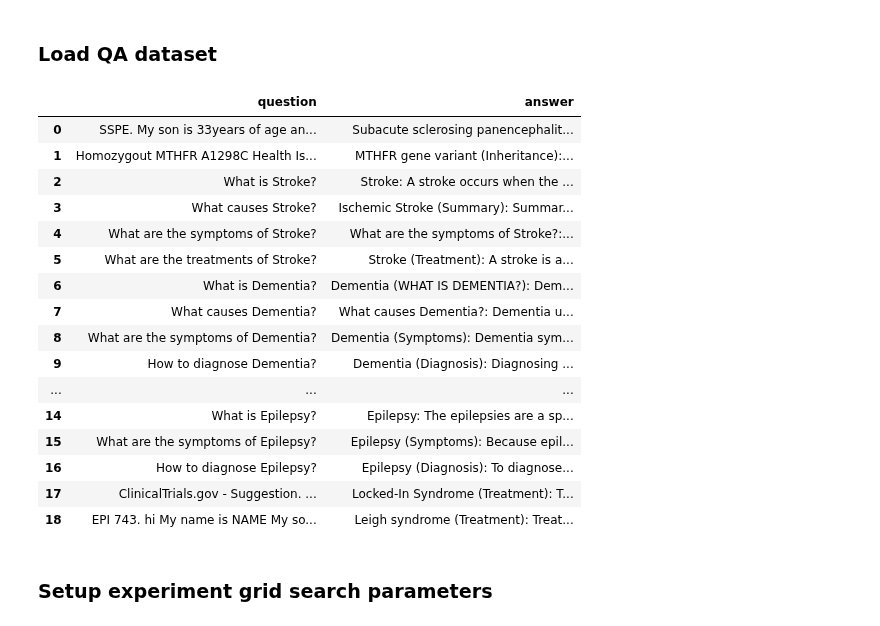
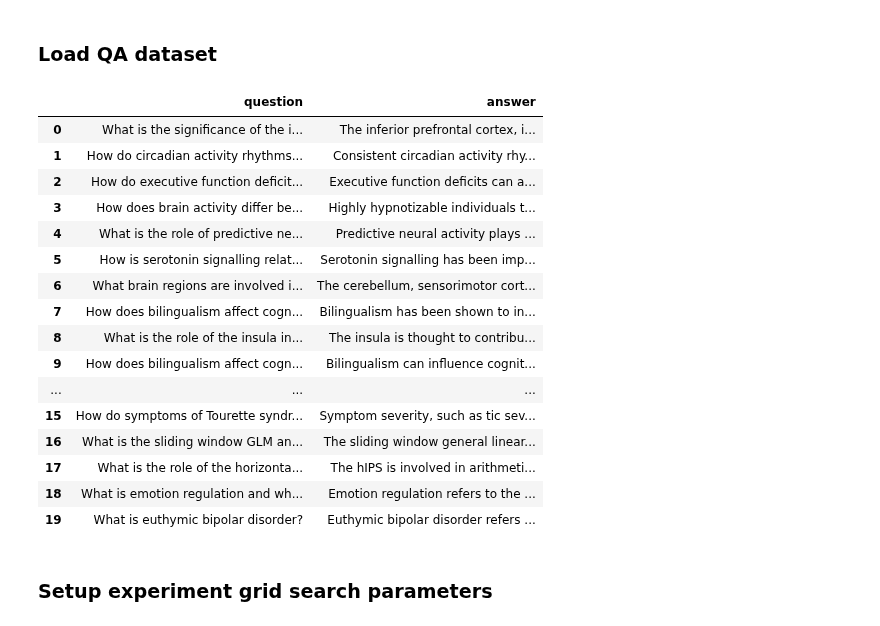
Before and after one commit to Biomed-imaging-lab/NeuroRAG, a Jupyter notebook: notebooks/text-to-text-llm-evaluation.ipynb, the cells around one changed output. Cells and saved outputs as stored; diff of their text form; code cells hidden in the pictures.

```diff
--- a/notebooks/text-to-text-llm-evaluation.ipynb
+++ b/notebooks/text-to-text-llm-evaluation.ipynb
@@ -176,26 +178,26 @@ def get_openbiollm_llama3_70b_llm(temperature=0.0):
 # %% [markdown]
 ### Load QA dataset
 # %%
-mediqa_df = pd.read_csv('../datasets/neurobiology_mediqa.csv')
+mediqa_df = pd.read_csv('../datasets/pubmed_summary_qa.csv')
 mediqa_df
 # %% [output]
 |  | question | answer |
-| 0 | SSPE. My son is 33years of age an... | Subacute sclerosing panencephalit... |
-| 1 | Homozygout MTHFR A1298C Health Is... | MTHFR gene variant (Inheritance):... |
-| 2 | What is Stroke? | Stroke: A stroke occurs when the ... |
-| 3 | What causes Stroke? | Ischemic Stroke (Summary): Summar... |
-| 4 | What are the symptoms of Stroke? | What are the symptoms of Stroke?:... |
-| 5 | What are the treatments of Stroke? | Stroke (Treatment): A stroke is a... |
-| 6 | What is Dementia? | Dementia (WHAT IS DEMENTIA?): Dem... |
-| 7 | What causes Dementia? | What causes Dementia?: Dementia u... |
-| 8 | What are the symptoms of Dementia? | Dementia (Symptoms): Dementia sym... |
-| 9 | How to diagnose Dementia? | Dementia (Diagnosis): Diagnosing ... |
+| 0 | What is the significance of the i... | The inferior prefrontal cortex, i... |
+| 1 | How do circadian activity rhythms... | Consistent circadian activity rhy... |
+| 2 | How do executive function deficit... | Executive function deficits can a... |
+| 3 | How does brain activity differ be... | Highly hypnotizable individuals t... |
+| 4 | What is the role of predictive ne... | Predictive neural activity plays ... |
+| 5 | How is serotonin signalling relat... | Serotonin signalling has been imp... |
+| 6 | What brain regions are involved i... | The cerebellum, sensorimotor cort... |
+| 7 | How does bilingualism affect cogn... | Bilingualism has been shown to in... |
+| 8 | What is the role of the insula in... | The insula is thought to contribu... |
+| 9 | How does bilingualism affect cogn... | Bilingualism can influence cognit... |
 | ... | ... | ... |
-| 14 | What is Epilepsy? | Epilepsy: The epilepsies are a sp... |
-| 15 | What are the symptoms of Epilepsy? | Epilepsy (Symptoms): Because epil... |
-| 16 | How to diagnose Epilepsy? | Epilepsy (Diagnosis): To diagnose... |
-| 17 | ClinicalTrials.gov - Suggestion. ... | Locked-In Syndrome (Treatment): T... |
-| 18 | EPI 743. hi My name is NAME My so... | Leigh syndrome (Treatment): Treat... |
+| 15 | How do symptoms of Tourette syndr... | Symptom severity, such as tic sev... |
+| 16 | What is the sliding window GLM an... | The sliding window general linear... |
+| 17 | What is the role of the horizonta... | The hIPS is involved in arithmeti... |
+| 18 | What is emotion regulation and wh... | Emotion regulation refers to the ... |
+| 19 | What is euthymic bipolar disorder? | Euthymic bipolar disorder refers ... |
 # %% [markdown]
 ### Setup experiment grid search parameters
 # %%
```
Also changed, not shown: parts of 6 cells of this notebook, 1 other file.
